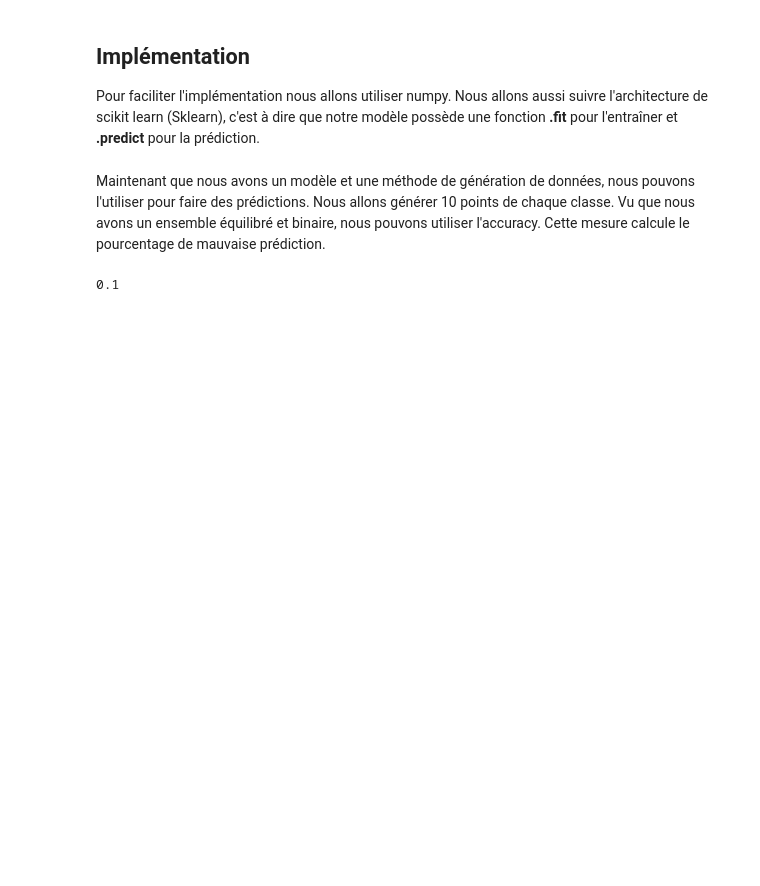
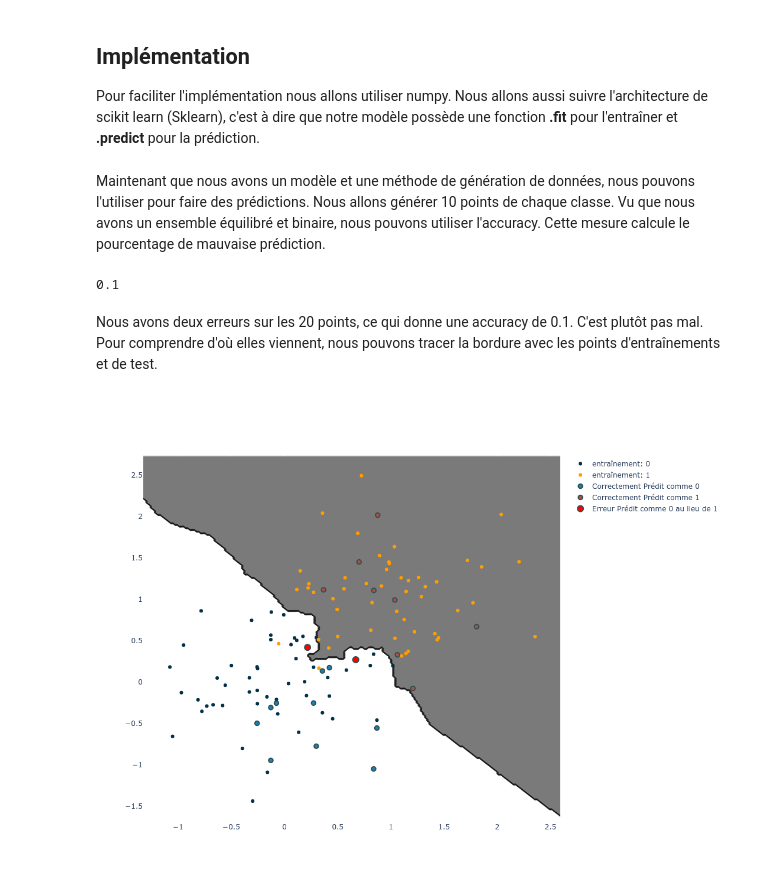
Before and after one commit to ia-z/ia-z, a Jupyter notebook: docs/Cours fondamentaux ML/module_1_introduction/09 - Classification avec KNN.ipynb, the cells around one changed output. Drawn from its saved outputs; the diff is of its cells as text; code cells hidden in the pictures; blank space fills up the shorter version.

Commit message:
fix: rendu du dernier plot

```diff
--- a/docs/Cours fondamentaux ML/module_1_introduction/09 - Classification avec KNN.ipynb
+++ b/docs/Cours fondamentaux ML/module_1_introduction/09 - Classification avec KNN.ipynb
@@ -185,4 +190,77 @@ preds = model.predict(test_set.T)
 print(np.sum(preds != test_labels)/len(test_labels))
 # %% [output]
 0.1
+# %% [markdown]
+Nous avons deux erreurs sur les 20 points, ce qui donne une accuracy de 0.1. C'est plutôt pas mal. Pour comprendre d'où elles viennent, nous pouvons tracer la bordure avec les points d'entraînements et de test.
+# %%
+# Code utilisé pour générer l'image
+
+# Création du mesh pour voir la bordure de décision
+mesh_size = .02
+margin = 0.25
+
+# Create a mesh grid on which we will run our model
+x_min, x_max = train_set[0].min() - margin, train_set[0].max() + margin
+y_min, y_max = train_set[1].min() - margin, train_set[1].max() + margin
+xrange = np.arange(x_min, x_max, mesh_size)
+yrange = np.arange(y_min, y_max, mesh_size)
+xx, yy = np.meshgrid(xrange, yrange)
+
+# Les couleurs pour la bordure
+color_scale = [[0, "rgb(255, 255, 255)"], [1, "rgb(122, 122, 122)"]]
+
+preds = model.predict(test_set.T)
+preds[preds != test_labels] = -1
+
+Z = np.array(model.predict(np.c_[xx.ravel(), yy.ravel()])).astype(str)
+Z = Z.reshape(xx.shape)
+
+fig = go.Figure()
+
+fig.add_trace(
+    go.Contour(
+        x=xrange,
+        y=yrange,
+        z=Z,
+        colorscale=color_scale,
+        showscale=False
+    )
+)
+
+fig.add_trace(
+    go.Scatter(x=train_set[0][train_labels == 0], y=train_set[1][train_labels==0], mode="markers",
+      marker=dict(color="rgb(2,48,71)"), name="entraînement: 0"
+    )
+)
+
+fig.add_trace(
+    go.Scatter(x=train_set[0][train_labels == 1], y=train_set[1][train_labels==1], mode="markers",
+      marker=dict(color="rgb(255,158,2)"), name="entraînement: 1"
+    )
+)
+
+fig.add_trace(
+    go.Scatter(x=test_set[0][preds == 0], y=test_set[1][preds==0], mode="markers",
+      marker=dict(color="rgb(28,128,178)", size=7.5, line=dict(width=2, color='DarkSlateGrey')),
+                  name="Correctement Prédit comme 0"
+    )
+)
+
+fig.add_trace(
+    go.Scatter(x=test_set[0][preds == 1], y=test_set[1][preds==1], mode="markers",
+      marker=dict(color="rgb(176,78,68)", size=7.5, line=dict(width=2, color='DarkSlateGrey')),
+                  name="Correctement Prédit comme 1"
+    )
+)
+
+fig.add_trace(
+    go.Scatter(x=test_set[0][preds == -1], y=test_set[1][preds==-1], mode="markers",
+      marker=dict(color="rgb(255,0,0)", size=10, line=dict(width=2, color='DarkSlateGrey')),
+                  name="Erreur Prédit comme 0 au lieu de 1"
+    )
+)
+
+fig.update_layout(height=800, width=800)
+# %% [output]
+[figure, added]
 # %% [markdown]
```
Also changed, not shown: parts of 3 cells of this notebook.
